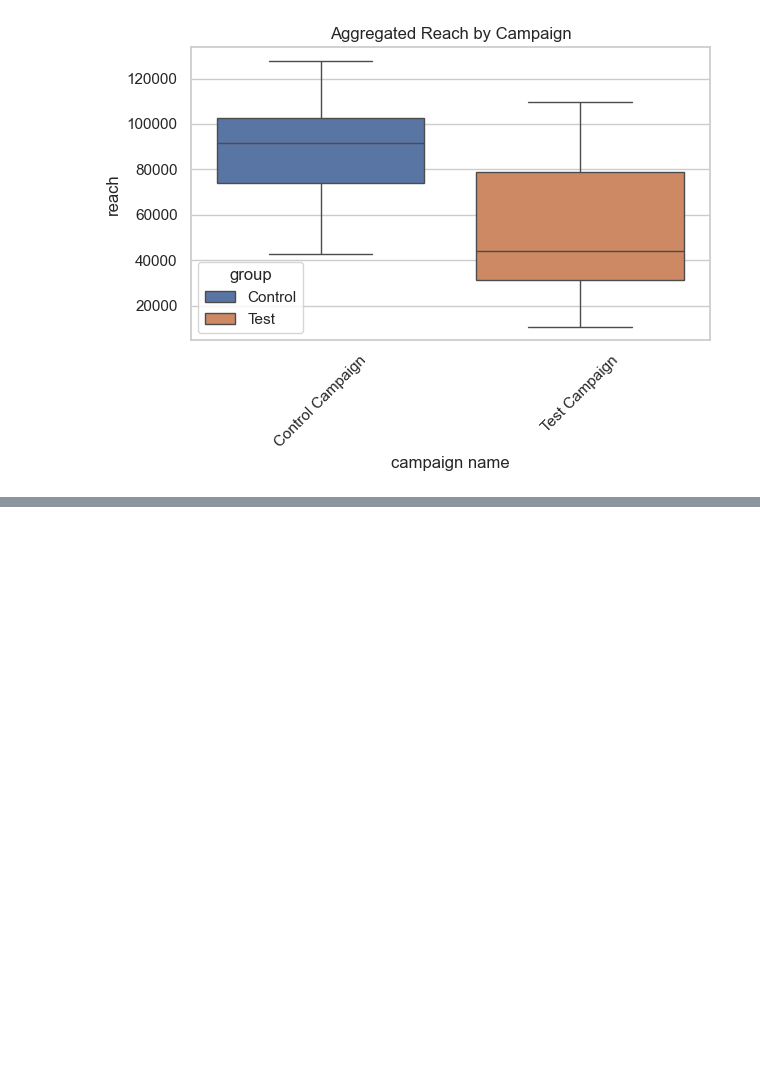
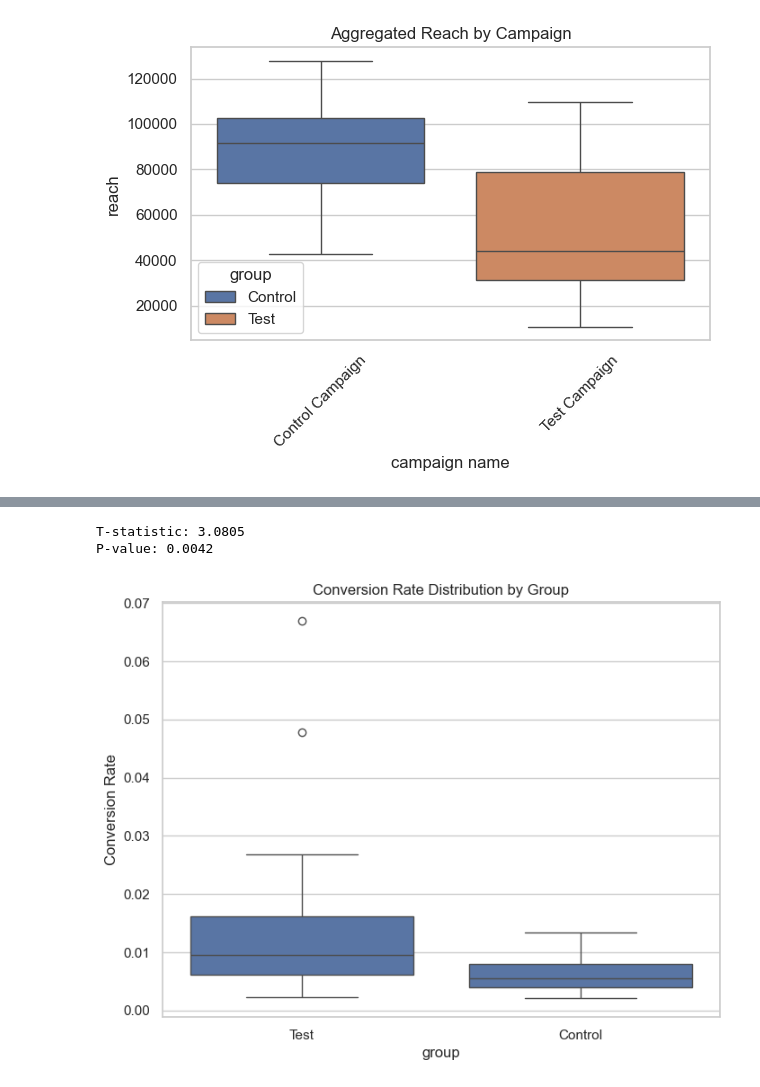
Before and after one commit to MC993/A-B_Testing, a Jupyter notebook: main.ipynb, the cells around one changed output, grey strips where cells are left out. Saved outputs shown, nothing was run; the diff lists cells and outputs as text; code cells hidden in the pictures; blank space fills up the shorter version.

```diff
--- a/main.ipynb
+++ b/main.ipynb
@@ -163,0 +171,5 @@ plt.show()
+# %%
+#creating the convertion rate for both control and test
+
+control['conversion_rate'] = control['# of purchase'] / control['reach']
+test['conversion_rate'] = test['# of purchase'] / test['reach']
@@ -163,0 +182,29 @@ plt.show()
+# %%
+from scipy.stats import ttest_ind
+
+control_rates = control['conversion_rate'].dropna()
+test_rates = test['conversion_rate'].dropna()
+# %%
+#two sample ttest
+
+t_stat, p_value = ttest_ind(test_rates, control_rates, equal_var=False)
+
+print(f"T-statistic: {t_stat:.4f}")
+print(f"P-value: {p_value:.4f}")
+# %% [output]
+T-statistic: 3.0805
+P-value: 0.0042
+# %%
+plot_df = pd.DataFrame({
+    'conversion_rate': pd.concat([test_rates, control_rates], ignore_index=True),
+    'group': ['Test'] * len(test_rates) + ['Control'] * len(control_rates)
+})
+
+sns.set_theme(style="whitegrid")
+plt.figure(figsize=(8, 6))
+sns.boxplot(x='group', y='conversion_rate', data=plot_df)
+plt.title('Conversion Rate Distribution by Group')
+plt.ylabel('Conversion Rate')
+plt.show()
+# %% [output]
+[figure, added]
```
Also changed, not shown: parts of 9 cells of this notebook.
